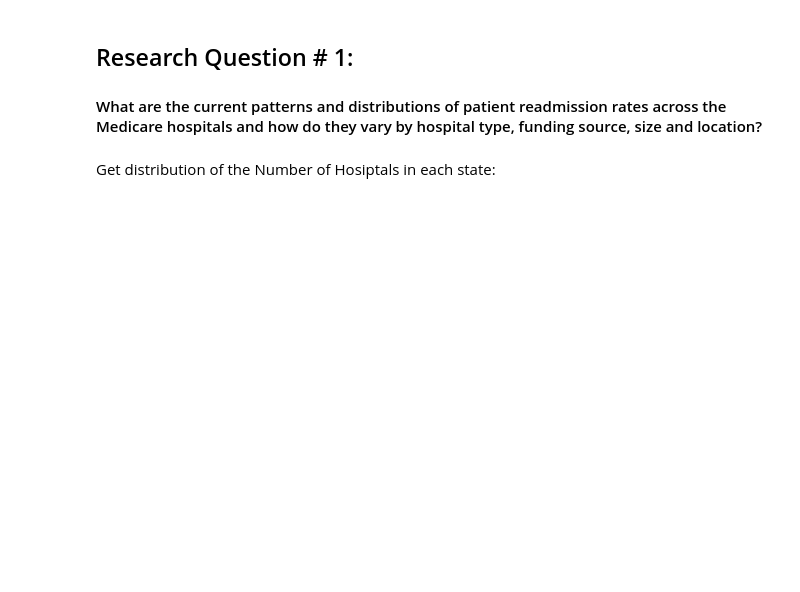
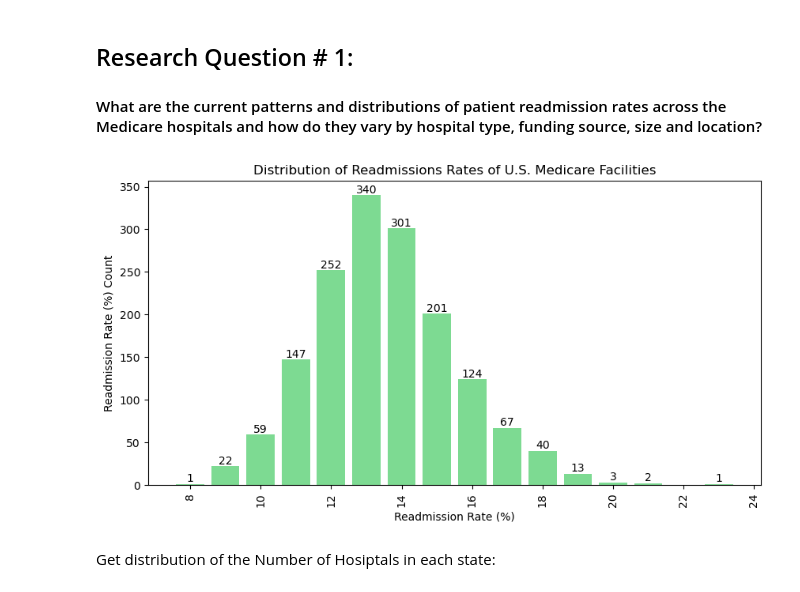
Before and after one commit to Ivaldivi/Patient-Readmission-Analysis, a Jupyter notebook: analysis/patient-readmission-analysis.ipynb, the cells around one changed output. Drawn from its saved outputs; the diff is of its cells as text; code cells hidden in the pictures; blank space fills up the shorter version.

```diff
--- a/analysis/patient-readmission-analysis.ipynb
+++ b/analysis/patient-readmission-analysis.ipynb
@@ -142,9 +252,14 @@ heart_attack_rrp = rrp.filter(pl.col("Measure Name") == "READM-30-AMI-HRRP")
 ### Create merged table:
 Left join with filtered TEC table on the Facility ID column followed by a left join with the HGI table on Facility ID.
 # %%
-# len(set(hgi['Facility ID'].unique()).intersection(set(rrp['Facility ID'].unique()))) == len(set(tec['Facility ID'].unique()).intersection(set(rrp['Facility ID'].unique())))
+# created joined table:
+rrp_tec = rrp_filtered.join(tec_filtered_wider, on="Facility ID", how="left")
+full_table = rrp_tec.join(hgi_filtered, on="Facility ID", how="left")
+full_table
 
-rrp_tec = heart_attack_rrp.join(tec_2023, on='Facility ID', how='left', suffix='_tec')
-
-
-full_table = rrp_tec.join(hgi, on='Facility ID', how='left', suffix='_hgi')
+# Remove null rows after joining:
+full_table = full_table.filter(
+    pl.col("EDV").is_not_null(),
+    pl.col("Emergency Services").is_not_null()
+)
+check_nulls(full_table)
@@ -183,48 +288,44 @@ shape: (1, 55)
 ## Research Question # 1:
 #### What are the current patterns and distributions of patient readmission rates across the Medicare hospitals and how do they vary by hospital type, funding source, size and location?
 # %%
-num_read ="Number of Readmissions"
-tnr = "total_num_readmissions"
+num_read ="Readmission Rate"
 rfn = "readmissions_floor_num"
-rrp_altered = heart_attack_rrp.with_columns(
-    pl.when(pl.col(num_read).str.contains(r"[a-z]", strict=False) |
-        (pl.col(num_read) == "N/A"))
-      .then(0)
-      .otherwise(pl.col(num_read))
-      .alias(num_read)
-)
-grouped_rrp = rrp_altered.group_by("Facility ID").agg(
-    pl.col(num_read).cast(pl.Int64).sum().alias(tnr)
+
+grouped_rrp = full_table.group_by("Facility ID").agg(
+    pl.col(num_read).cast(pl.Float64).sum().round().alias(num_read)
 )
 
 df_binned = (
     grouped_rrp
     .with_columns(
-        pl.col(tnr).cast(pl.Int64)
+        pl.col(num_read).cast(pl.Int64)
     )
     .with_columns(
-        (pl.col(tnr) // 50 * 50)
+        (pl.col(num_read) // 1 * 1)
             .alias(rfn)
     )
     .with_columns(
         (
             pl.col(rfn).cast(pl.Utf8)
             + "-"
-            + (pl.col(rfn) + 49).cast(pl.Utf8)
+            + (pl.col(rfn)).cast(pl.Utf8)
         ).alias("readmissions_floor")
     )
 )
 
-
-create_distribution(df_binned,
-                    'readmissions_floor',
-                    "Readmissions",
+grouped_rrp.head()
+create_distribution(grouped_rrp,
+                    num_read,
+                    "Readmission Rate (%)",
                     True,
-                    tnr,
+                    num_read,
                     True,
-                    "Distribution of Readmissions Count per Facility",
-                    90
+                    "Distribution of Readmissions Rates of U.S. Medicare Facilities",
+                    90,
+                    bar_color="#7dda92"
                 )
+# %% [output]
+[figure, added]
 # %% [markdown]
 Get distribution of the Number of Hosiptals in each state:
 # %%
```
Also changed, not shown: parts of 38 cells of this notebook.
